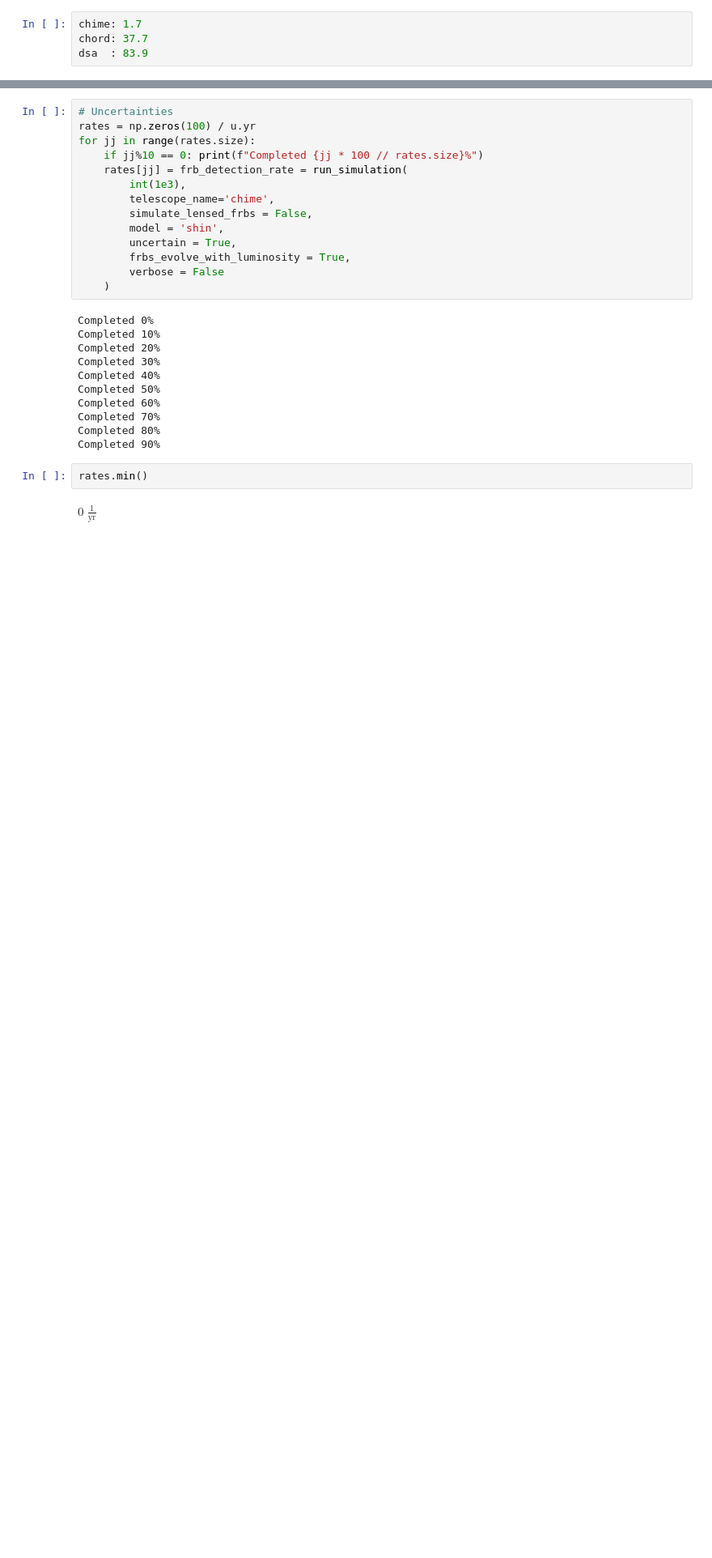
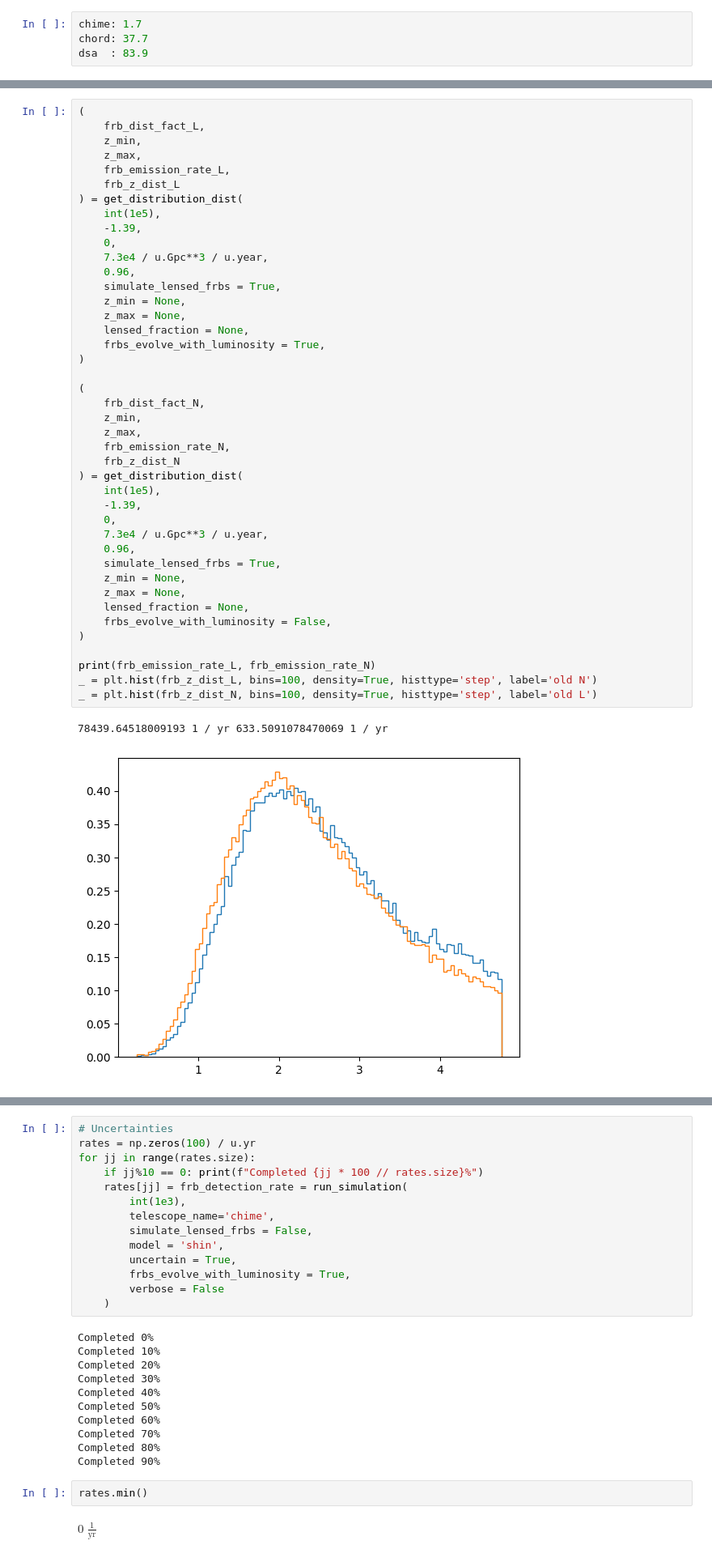
Before and after one commit to danielemichilli/slf, a Jupyter notebook: Gravitational_Lensing.ipynb, the cells around one changed output, grey strips where cells are left out. Shown at 81% size. Cells and saved outputs as stored; diff of their text form; blank space fills up the shorter version.

```diff
--- a/Gravitational_Lensing.ipynb
+++ b/Gravitational_Lensing.ipynb
@@ -1315,0 +1264,45 @@ z_dist_i = z_dist_i[y < lensed_fraction_interp(z_dist_i)][:nan_size]
+# %%
+(
+    frb_dist_fact_L,
+    z_min,
+    z_max,
+    frb_emission_rate_L,
+    frb_z_dist_L
+) = get_distribution_dist(
+    int(1e5),
+    -1.39,
+    0,
+    7.3e4 / u.Gpc**3 / u.year,
+    0.96,
+    simulate_lensed_frbs = True,
+    z_min = None,
+    z_max = None,
+    lensed_fraction = None,
+    frbs_evolve_with_luminosity = True,
+)
+
+(
+    frb_dist_fact_N,
+    z_min,
+    z_max,
+    frb_emission_rate_N,
+    frb_z_dist_N
+) = get_distribution_dist(
+    int(1e5),
+    -1.39,
+    0,
+    7.3e4 / u.Gpc**3 / u.year,
+    0.96,
+    simulate_lensed_frbs = True,
+    z_min = None,
+    z_max = None,
+    lensed_fraction = None,
+    frbs_evolve_with_luminosity = False,
+)
+
+print(frb_emission_rate_L, frb_emission_rate_N)
+_ = plt.hist(frb_z_dist_L, bins=100, density=True, histtype='step', label='old N')
+_ = plt.hist(frb_z_dist_N, bins=100, density=True, histtype='step', label='old L')
+# %% [output]
+78439.64518009193 1 / yr 633.5091078470069 1 / yr
+[figure, added]
```
Also changed, not shown: parts of 50 cells of this notebook.
